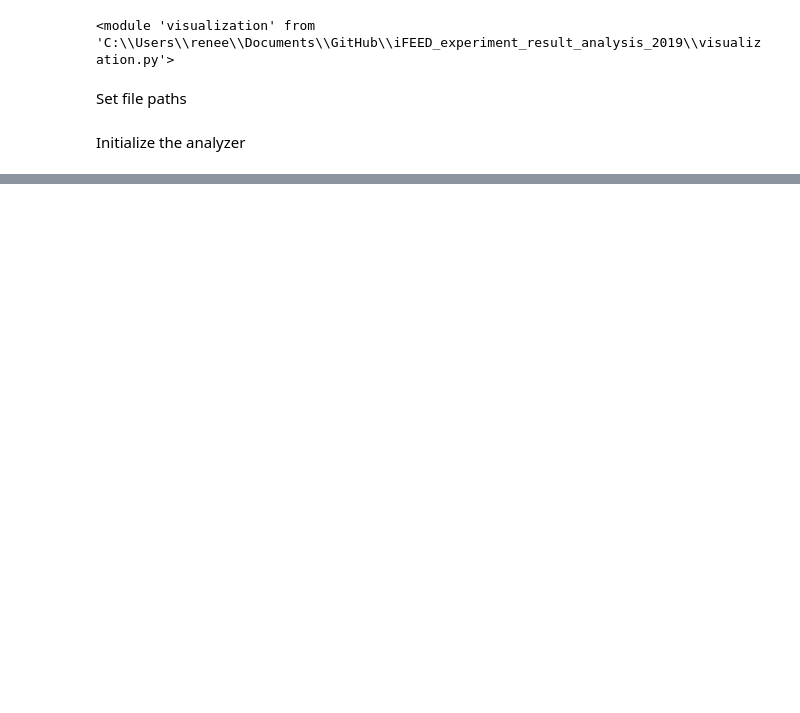
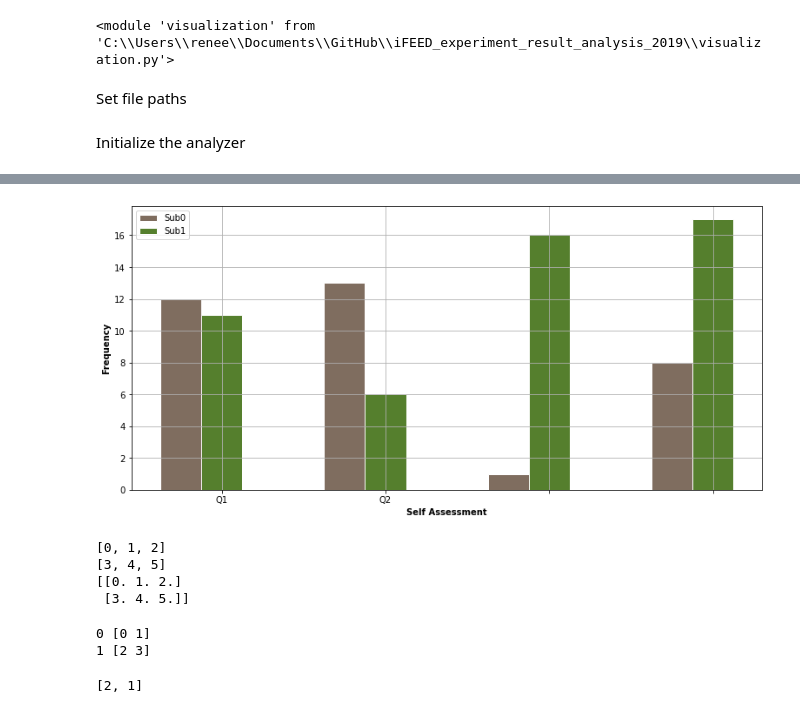
Before and after one commit to hsbang09/iFEED_experiment_result_analysis_2019, a Jupyter notebook: analysis-Copy(Renee).ipynb, the cells around one changed output, grey strips where cells are left out. Cells and saved outputs as stored; diff of their text form; code cells hidden in the pictures; blank space fills up the shorter version.

```diff
--- a/analysis-Copy(Renee).ipynb
+++ b/analysis-Copy(Renee).ipynb
@@ -32,0 +70,68 @@ s1 = resultAnalyzer.subjects[1]
+# %%
+fig, ax = plt.subplots(figsize=(13,6))
+
+# set width of bar
+barWidth = 0.25
+
+# set height of bar
+q1 = [12, 13, 1, 8]
+q2 = [11, 6, 16, 17]
+
+# Set position of bar on X axis
+r1 = np.arange(len(q1))
+r2 = [x + barWidth for x in r1]
+
+# Make the plot
+plt.bar(r1, q1, color='#7f6d5f', width=barWidth, edgecolor='white', label = 'Sub0')
+plt.bar(r2, q2, color='#557f2d', width=barWidth, edgecolor='white', label = 'Sub1')
+
+# Add xticks on the middle of the group bars
+plt.xlabel('Self Assessment', fontweight='bold')
+plt.ylabel('Frequency', fontweight='bold')
+ax.grid(True)
+plt.xticks([r + barWidth for r in range(len(q1))], ['Q1', 'Q2'])
+
+# Create legend & Show graphic
+plt.legend()
+plt.show()
+# %% [output]
+[figure, added]
+# %%
+x = np.zeros((2,3))
+a = [0, 1, 2]
+b = [3, 4, 5]
+l = [a, b]
+
+
+for d, i in enumerate(l):
+    print(i)
+    x[d] = i
+
+#x[d]=[1, 2, 3]
+print(x)
+# %% [output]
+[0, 1, 2]
+[3, 4, 5]
+[[0. 1. 2.]
+ [3. 4. 5.]]
+# %%
+a=np.arange(2)
+
+for i, ele in enumerate(a):
+    b = a + 2*i
+    print(i, b)
+# %% [output]
+0 [0 1]
+1 [2 3]
+# %%
+# group of subject input?
+group=[s0,s1]
+
+Question2=[]
+for subject in group:
+    n=subject.feature_preference_data['generalization'][1]
+    Question2.append(n)
+
+print(Question2)
+# %% [output]
+[2, 1]
```
Also changed, not shown: parts of 76 cells of this notebook, 1 other file.
